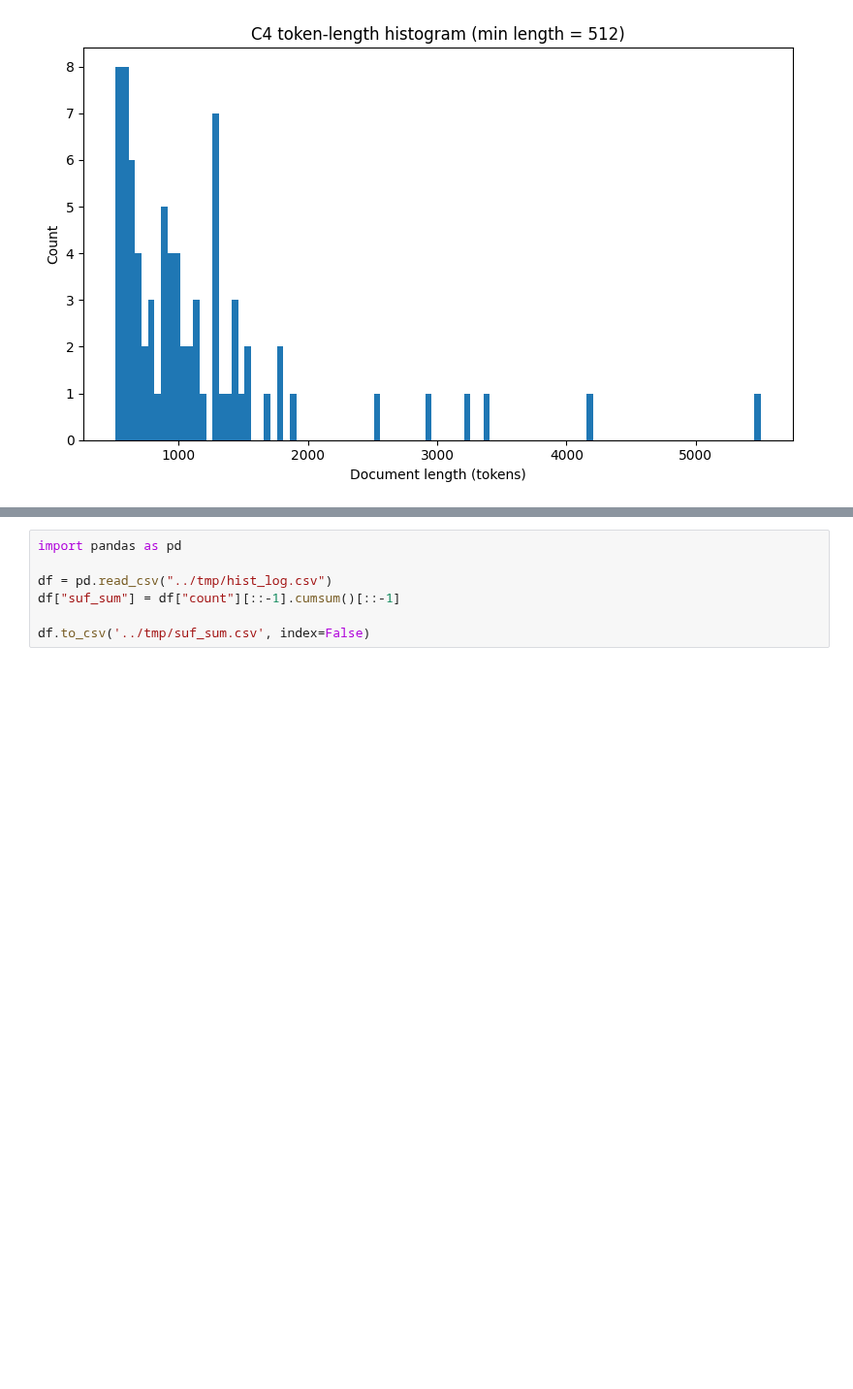
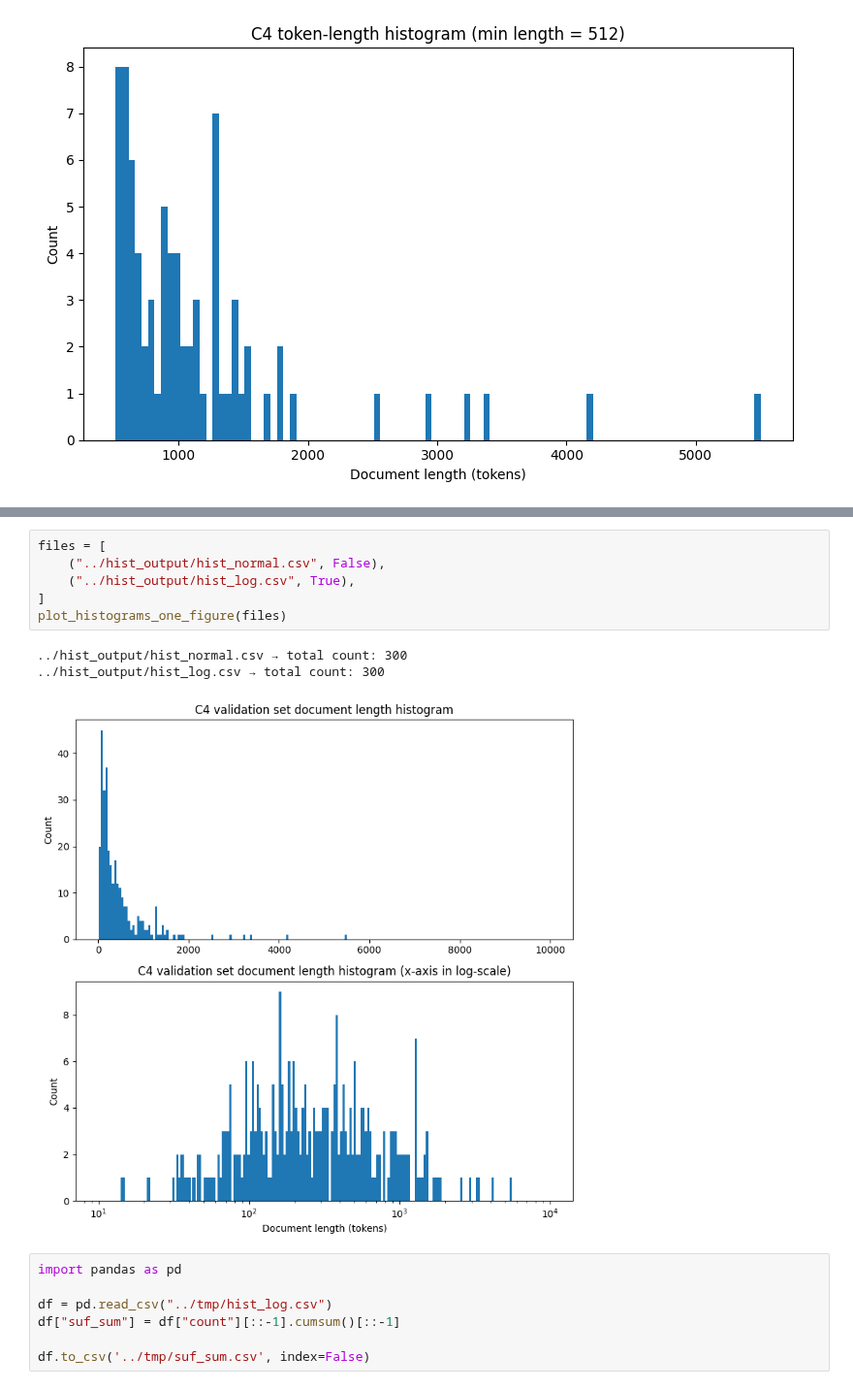
Before and after one commit to llm-random/nano, a Jupyter notebook: jupyter_notebooks/c4_data_exploration.ipynb, the cells around one changed output, grey strips where cells are left out. Shown at 97% size. Saved outputs shown, nothing was run; the diff lists cells and outputs as text; blank space fills up the shorter version.

```diff
--- a/jupyter_notebooks/c4_data_exploration.ipynb
+++ b/jupyter_notebooks/c4_data_exploration.ipynb
@@ -133,3 +123,13 @@ if __name__ == "__main__":
+# %%
+files = [
+    ("../hist_output/hist_normal.csv", False),
+    ("../hist_output/hist_log.csv", True),
+]
+plot_histograms_one_figure(files)
+# %% [output]
+../hist_output/hist_normal.csv → total count: 300
+../hist_output/hist_log.csv → total count: 300
+[figure, added]
 # %%
 import pandas as pd
 
```
Also changed, not shown: parts of 3 cells of this notebook, 1 other file.
